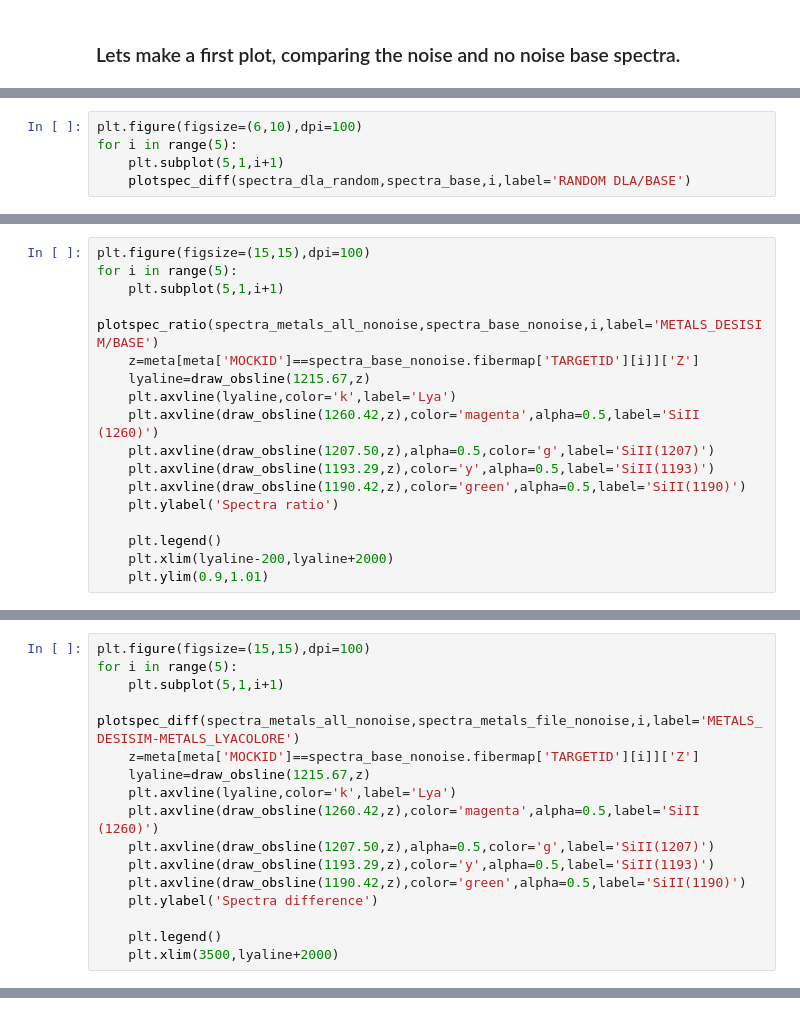
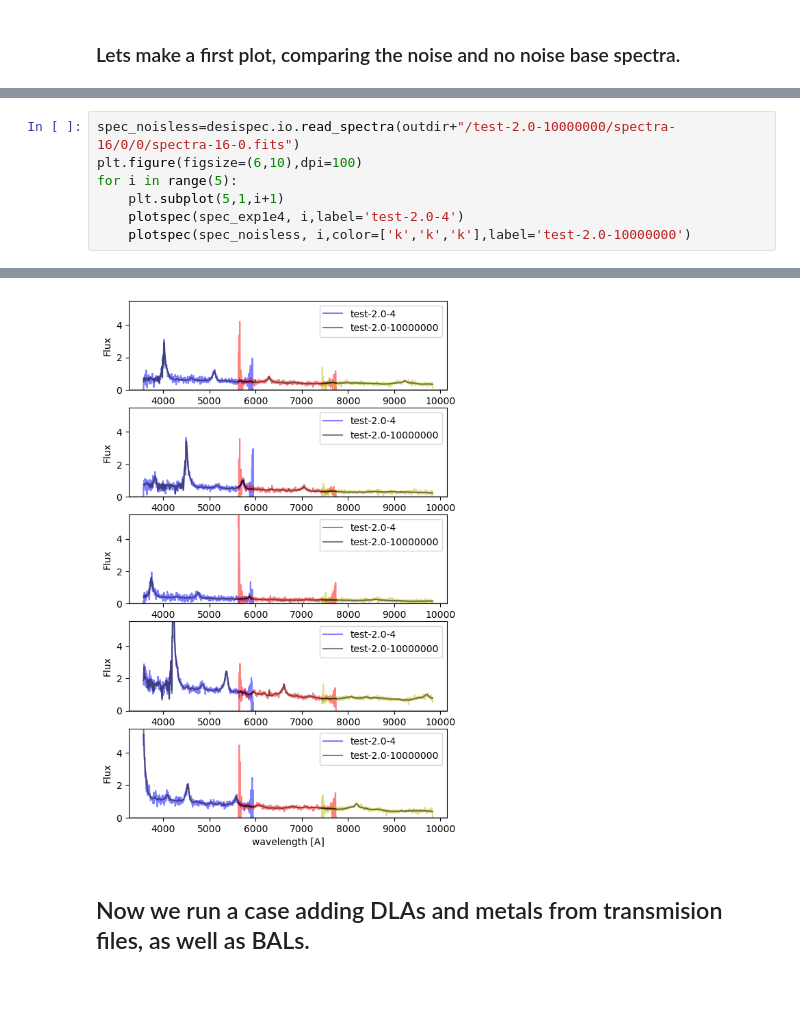
Before and after one commit to desihub/desisim, a Jupyter notebook: doc/nb/quickquasar_reproducibility.ipynb, the cells around one changed output, grey strips where cells are left out. Saved outputs shown, nothing was run; the diff lists cells and outputs as text; blank space fills up the shorter version.

```diff
--- a/doc/nb/quickquasar_reproducibility.ipynb
+++ b/doc/nb/quickquasar_reproducibility.ipynb
@@ -230,5 +148,0 @@ for i in range(5):
-# %%
-plt.figure(figsize=(6,10),dpi=100)
-for i in range(5):
-    plt.subplot(5,1,i+1)
-    plotspec_diff(spectra_dla_random,spectra_base,i,label='RANDOM DLA/BASE')
@@ -427,17 +148,0 @@ for i in range(5):
-# %%
-plt.figure(figsize=(15,15),dpi=100)
-for i in range(5):
-    plt.subplot(5,1,i+1)
-    plotspec_ratio(spectra_metals_all_nonoise,spectra_base_nonoise,i,label='METALS_DESISIM/BASE')
-    z=meta[meta['MOCKID']==spectra_base_nonoise.fibermap['TARGETID'][i]]['Z']
-    lyaline=draw_obsline(1215.67,z)
-    plt.axvline(lyaline,color='k',label='Lya')
-    plt.axvline(draw_obsline(1260.42,z),color='magenta',alpha=0.5,label='SiII (1260)')
-    plt.axvline(draw_obsline(1207.50,z),alpha=0.5,color='g',label='SiII(1207)')
-    plt.axvline(draw_obsline(1193.29,z),color='y',alpha=0.5,label='SiII(1193)')
-    plt.axvline(draw_obsline(1190.42,z),color='green',alpha=0.5,label='SiII(1190)')
-    plt.ylabel('Spectra ratio')
-
-    plt.legend()
-    plt.xlim(lyaline-200,lyaline+2000)
-    plt.ylim(0.9,1.01)
@@ -446,16 +148,0 @@ for i in range(5):
-# %%
-plt.figure(figsize=(15,15),dpi=100)
-for i in range(5):
-    plt.subplot(5,1,i+1)
-    plotspec_diff(spectra_metals_all_nonoise,spectra_metals_file_nonoise,i,label='METALS_DESISIM-METALS_LYACOLORE')
-    z=meta[meta['MOCKID']==spectra_base_nonoise.fibermap['TARGETID'][i]]['Z']
-    lyaline=draw_obsline(1215.67,z)
-    plt.axvline(lyaline,color='k',label='Lya')
-    plt.axvline(draw_obsline(1260.42,z),color='magenta',alpha=0.5,label='SiII (1260)')
-    plt.axvline(draw_obsline(1207.50,z),alpha=0.5,color='g',label='SiII(1207)')
-    plt.axvline(draw_obsline(1193.29,z),color='y',alpha=0.5,label='SiII(1193)')
-    plt.axvline(draw_obsline(1190.42,z),color='green',alpha=0.5,label='SiII(1190)')
-    plt.ylabel('Spectra difference')
-
-    plt.legend()
-    plt.xlim(3500,lyaline+2000)
@@ -463,0 +149,8 @@ for i in range(5):
+# %%
+spec_noisless=desispec.io.read_spectra(outdir+"/test-2.0-10000000/spectra-16/0/0/spectra-16-0.fits")
+plt.figure(figsize=(6,10),dpi=100)
+for i in range(5):
+    plt.subplot(5,1,i+1)
+    plotspec(spec_exp1e4, i,label='test-2.0-4')
+    plotspec(spec_noisless, i,color=['k','k','k'],label='test-2.0-10000000')
+# %% [output]
@@ -463,0 +158,3 @@ for i in range(5):
+[figure, added]
+# %% [markdown]
+## Now we run a case adding DLAs and metals from transmision files, as well as BALs.
```
Also changed, not shown: parts of 60 cells of this notebook, 1 other file.
